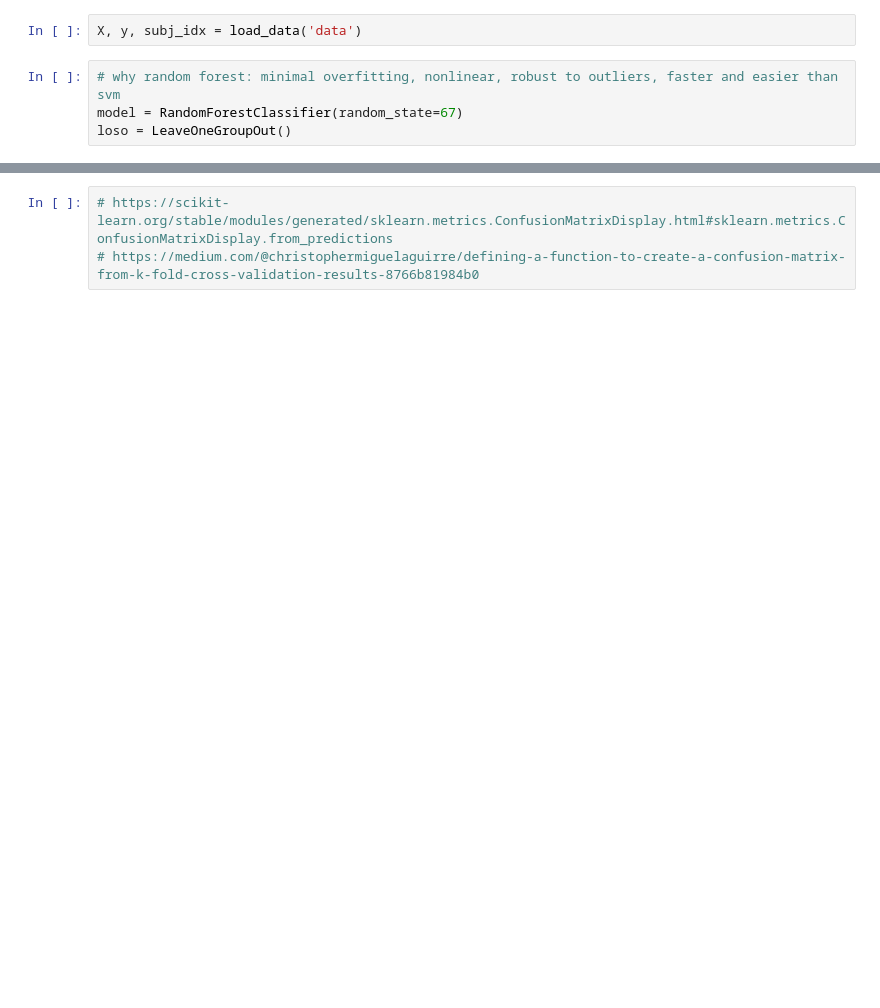
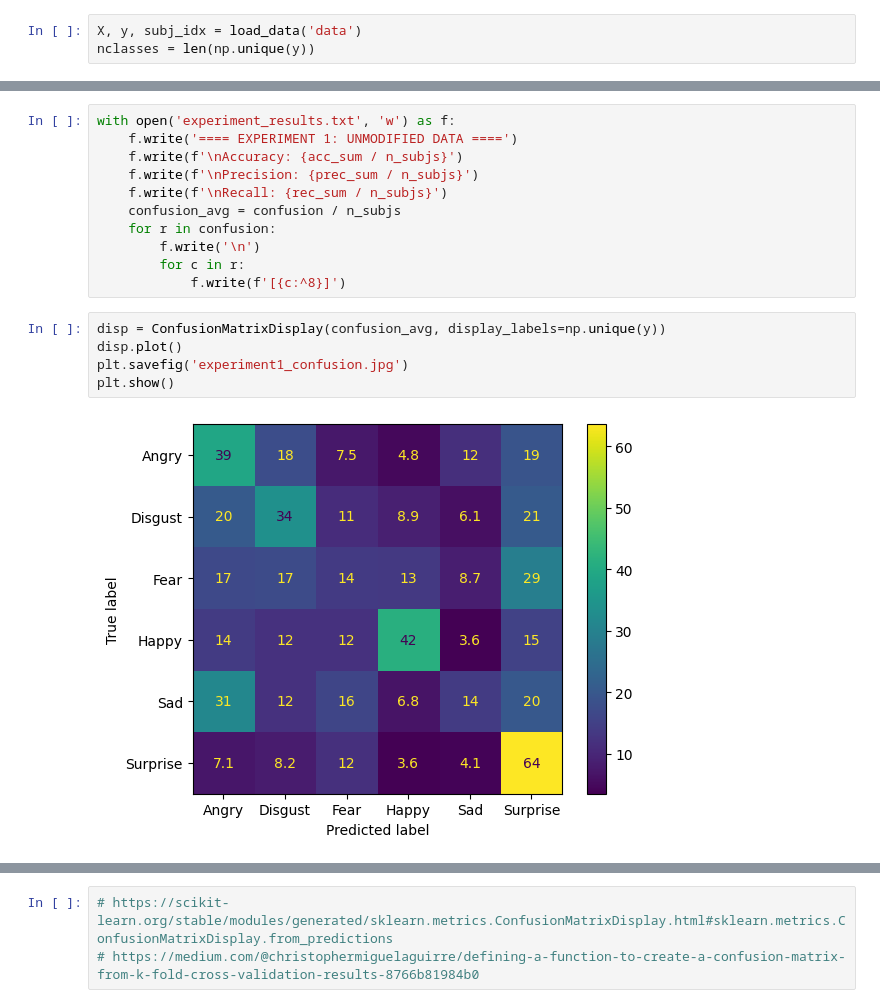
Before and after one commit to paabram/Affective-Computing, a Jupyter notebook: P1/train_model.ipynb, the cells around one changed output, grey strips where cells are left out. Saved outputs shown, nothing was run; the diff lists cells and outputs as text; blank space fills up the shorter version.

Commit message:
ran models

```diff
--- a/P1/train_model.ipynb
+++ b/P1/train_model.ipynb
@@ -6,7 +7,4 @@ from sklearn.metrics import confusion_matrix, accuracy_score, precision_score, r
 import matplotlib.pyplot as plt
 # %%
 X, y, subj_idx = load_data('data')
+nclasses = len(np.unique(y))
-# %%
-# why random forest: minimal overfitting, nonlinear, robust to outliers, faster and easier than svm
-model = RandomForestClassifier(random_state=67)
-loso = LeaveOneGroupOut()
@@ -48,0 +104,18 @@ TypeError: write() argument must be str, not numpy.ndarray
+# %%
+with open('experiment_results.txt', 'w') as f:
+    f.write('==== EXPERIMENT 1: UNMODIFIED DATA ====')
+    f.write(f'\nAccuracy: {acc_sum / n_subjs}')
+    f.write(f'\nPrecision: {prec_sum / n_subjs}')
+    f.write(f'\nRecall: {rec_sum / n_subjs}')
+    confusion_avg = confusion / n_subjs
+    for r in confusion:
+        f.write('\n')
+        for c in r:
+            f.write(f'[{c:^8}]')
+# %%
+disp = ConfusionMatrixDisplay(confusion_avg, display_labels=np.unique(y))
+disp.plot()
+plt.savefig('experiment1_confusion.jpg')
+plt.show()
+# %% [output]
+[figure, added]
```
Also changed, not shown: parts of 7 cells of this notebook, 16 other files.
